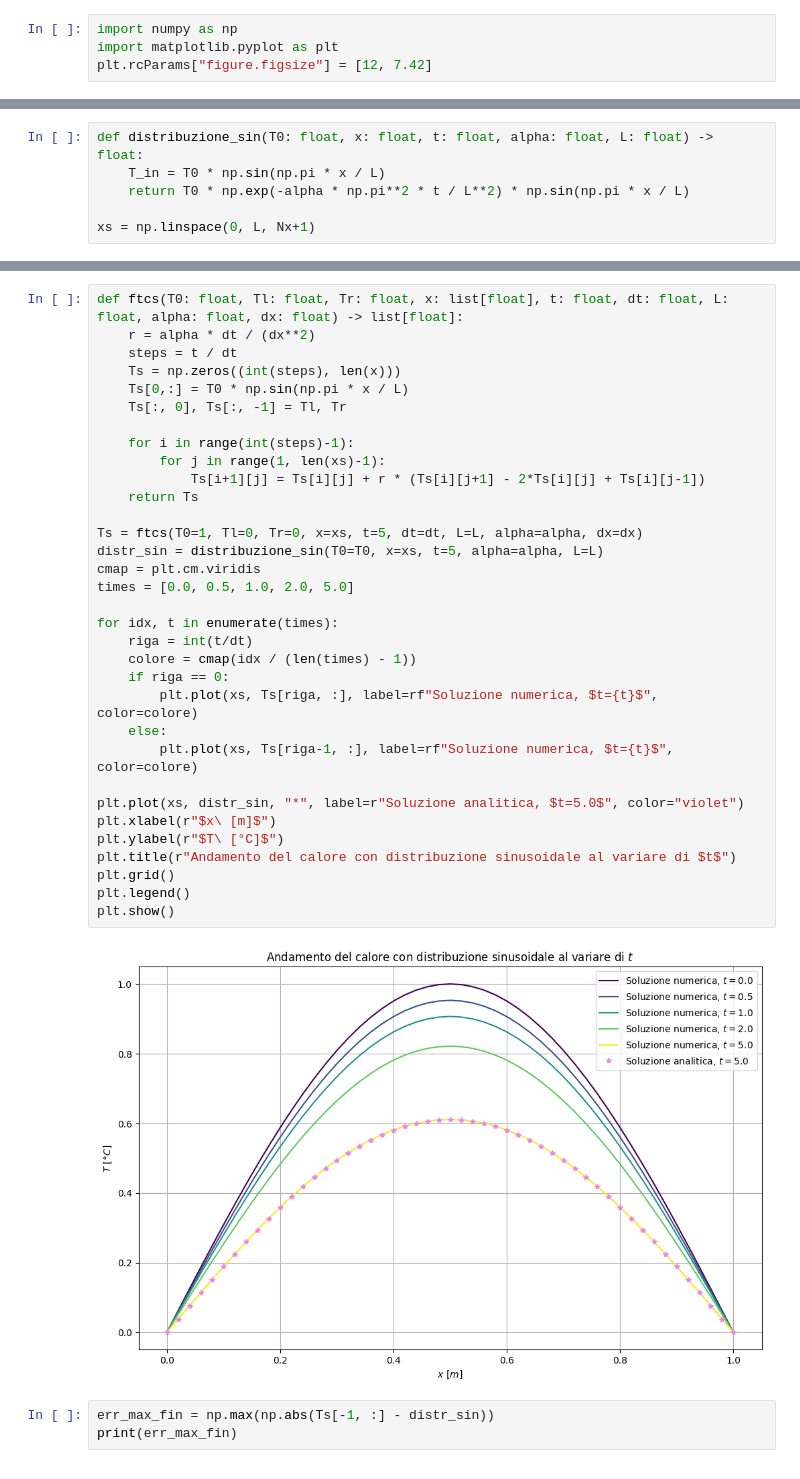
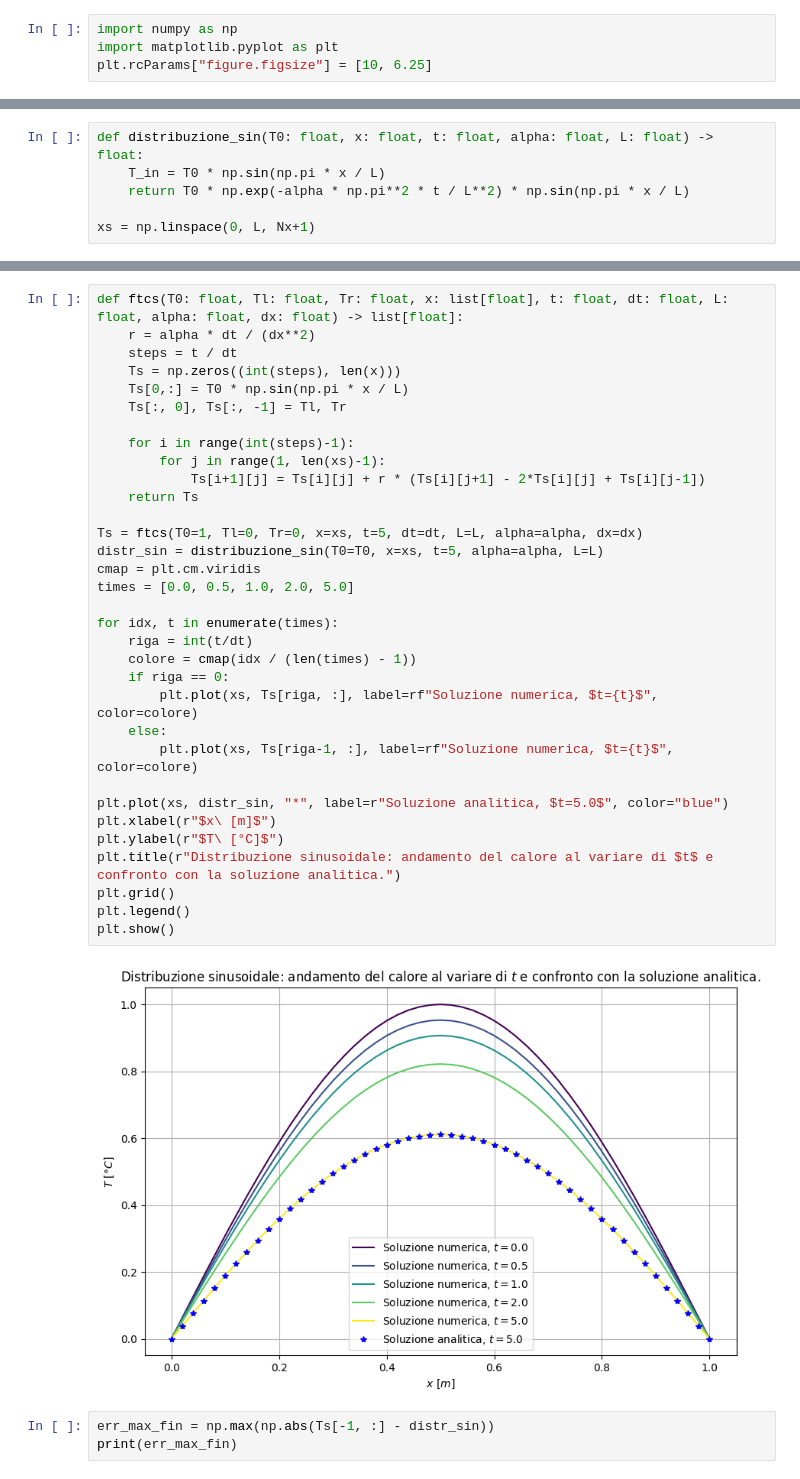
Before and after one commit to nicola-lamaddalena/computational_physics_course, a Jupyter notebook: ode/calore/main.ipynb, the cells around one changed output, grey strips where cells are left out. Drawn from its saved outputs; the diff is of its cells as text.

Commit message:
CALORE: versione finale relazione

```diff
--- a/ode/calore/main.ipynb
+++ b/ode/calore/main.ipynb
@@ -17,7 +23,7 @@ Note: you may need to restart the kernel to use updated packages.
 # %%
 import numpy as np
 import matplotlib.pyplot as plt
-plt.rcParams["figure.figsize"] = [12, 7.42]
+plt.rcParams["figure.figsize"] = [10, 6.25]
 # %%
 L = 1
 alpha = 0.01
@@ -38,36 +49,36 @@ def ftcs(T0: float, Tl: float, Tr: float, x: list[float], t: float, dt: float, L
     r = alpha * dt / (dx**2)
     steps = t / dt
     Ts = np.zeros((int(steps), len(x)))
     Ts[0,:] = T0 * np.sin(np.pi * x / L)
     Ts[:, 0], Ts[:, -1] = Tl, Tr
 
     for i in range(int(steps)-1):
         for j in range(1, len(xs)-1):
             Ts[i+1][j] = Ts[i][j] + r * (Ts[i][j+1] - 2*Ts[i][j] + Ts[i][j-1])
     return Ts
 
 Ts = ftcs(T0=1, Tl=0, Tr=0, x=xs, t=5, dt=dt, L=L, alpha=alpha, dx=dx)
 distr_sin = distribuzione_sin(T0=T0, x=xs, t=5, alpha=alpha, L=L)
 cmap = plt.cm.viridis
 times = [0.0, 0.5, 1.0, 2.0, 5.0]
 
 for idx, t in enumerate(times):
     riga = int(t/dt)
     colore = cmap(idx / (len(times) - 1))
     if riga == 0:
         plt.plot(xs, Ts[riga, :], label=rf"Soluzione numerica, $t={t}$", color=colore)
     else:
         plt.plot(xs, Ts[riga-1, :], label=rf"Soluzione numerica, $t={t}$", color=colore)
 
-plt.plot(xs, distr_sin, "*", label=r"Soluzione analitica, $t=5.0$", color="violet")
+plt.plot(xs, distr_sin, "*", label=r"Soluzione analitica, $t=5.0$", color="blue")
 plt.xlabel(r"$x\ [m]$")
 plt.ylabel(r"$T\ [°C]$")
-plt.title(r"Andamento del calore con distribuzione sinusoidale al variare di $t$")
+plt.title(r"Distribuzione sinusoidale: andamento del calore al variare di $t$ e confronto con la soluzione analitica.")
 plt.grid()
 plt.legend()
 plt.show()
 # %% [output]
-[figure, old version]
+[figure, new version]
 # %%
 err_max_fin = np.max(np.abs(Ts[-1, :] - distr_sin))
 print(err_max_fin)
```
Also changed, not shown: parts of 15 cells of this notebook.
